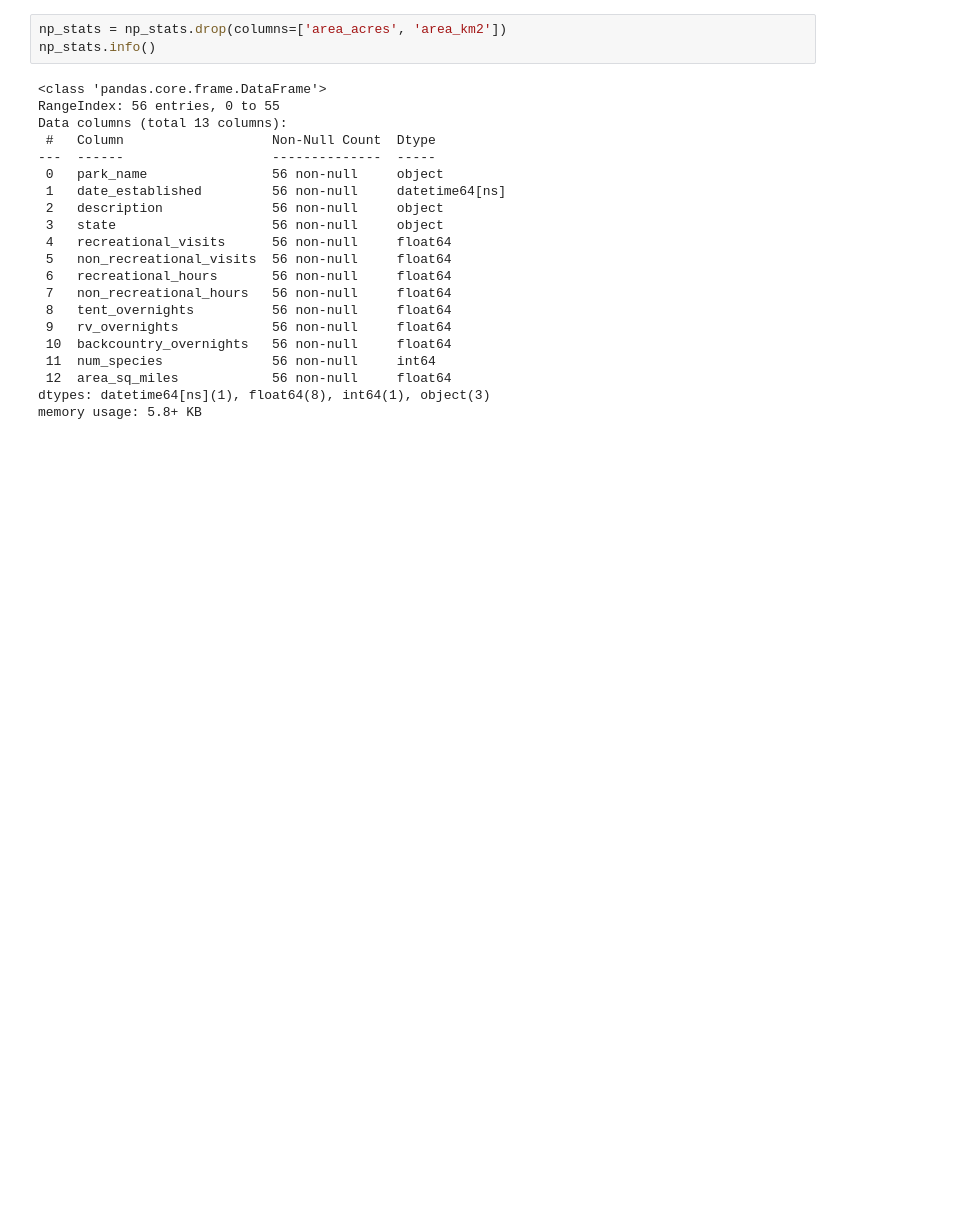
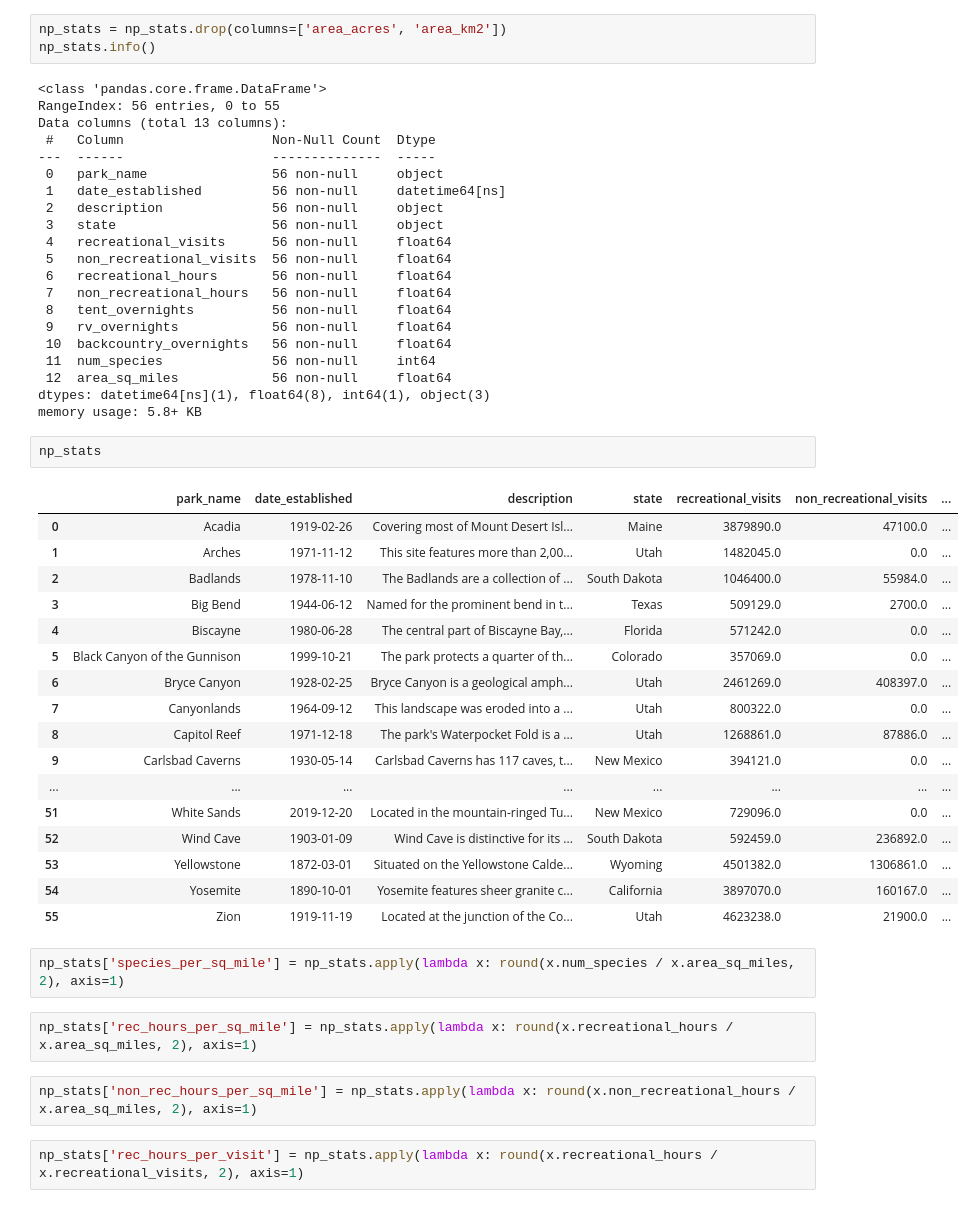
Before and after one commit to jaredjab/Capstone, a Jupyter notebook: scripts/np_eda.ipynb, the cells around one changed output. Drawn from its saved outputs; the diff is of its cells as text; blank space fills up the shorter version.

```diff
--- a/scripts/np_eda.ipynb
+++ b/scripts/np_eda.ipynb
@@ -217,3 +203,31 @@ Data columns (total 13 columns):
  12  area_sq_miles            56 non-null     float64
 dtypes: datetime64[ns](1), float64(8), int64(1), object(3)
 memory usage: 5.8+ KB
+# %%
+np_stats
+# %% [output]
+|  | park_name | date_established | description | state | recreational_visits | non_recreational_visits | ... |
+| 0 | Acadia | 1919-02-26 | Covering most of Mount Desert Isl... | Maine | 3879890.0 | 47100.0 | ... |
+| 1 | Arches | 1971-11-12 | This site features more than 2,00... | Utah | 1482045.0 | 0.0 | ... |
+| 2 | Badlands | 1978-11-10 | The Badlands are a collection of ... | South Dakota | 1046400.0 | 55984.0 | ... |
+| 3 | Big Bend | 1944-06-12 | Named for the prominent bend in t... | Texas | 509129.0 | 2700.0 | ... |
+| 4 | Biscayne | 1980-06-28 | The central part of Biscayne Bay,... | Florida | 571242.0 | 0.0 | ... |
+| 5 | Black Canyon of the Gunnison | 1999-10-21 | The park protects a quarter of th... | Colorado | 357069.0 | 0.0 | ... |
+| 6 | Bryce Canyon | 1928-02-25 | Bryce Canyon is a geological amph... | Utah | 2461269.0 | 408397.0 | ... |
+| 7 | Canyonlands | 1964-09-12 | This landscape was eroded into a ... | Utah | 800322.0 | 0.0 | ... |
+| 8 | Capitol Reef | 1971-12-18 | The park's Waterpocket Fold is a ... | Utah | 1268861.0 | 87886.0 | ... |
+| 9 | Carlsbad Caverns | 1930-05-14 | Carlsbad Caverns has 117 caves, t... | New Mexico | 394121.0 | 0.0 | ... |
+| ... | ... | ... | ... | ... | ... | ... | ... |
+| 51 | White Sands | 2019-12-20 | Located in the mountain-ringed Tu... | New Mexico | 729096.0 | 0.0 | ... |
+| 52 | Wind Cave | 1903-01-09 | Wind Cave is distinctive for its ... | South Dakota | 592459.0 | 236892.0 | ... |
+| 53 | Yellowstone | 1872-03-01 | Situated on the Yellowstone Calde... | Wyoming | 4501382.0 | 1306861.0 | ... |
+| 54 | Yosemite | 1890-10-01 | Yosemite features sheer granite c... | California | 3897070.0 | 160167.0 | ... |
+| 55 | Zion | 1919-11-19 | Located at the junction of the Co... | Utah | 4623238.0 | 21900.0 | ... |
+# %%
+np_stats['species_per_sq_mile'] = np_stats.apply(lambda x: round(x.num_species / x.area_sq_miles, 2), axis=1)
+# %%
+np_stats['rec_hours_per_sq_mile'] = np_stats.apply(lambda x: round(x.recreational_hours / x.area_sq_miles, 2), axis=1)
+# %%
+np_stats['non_rec_hours_per_sq_mile'] = np_stats.apply(lambda x: round(x.non_recreational_hours / x.area_sq_miles, 2), axis=1)
+# %%
+np_stats['rec_hours_per_visit'] = np_stats.apply(lambda x: round(x.recreational_hours / x.recreational_visits, 2), axis=1)
```
Also changed, not shown: parts of 7 cells of this notebook, 3 other files.
